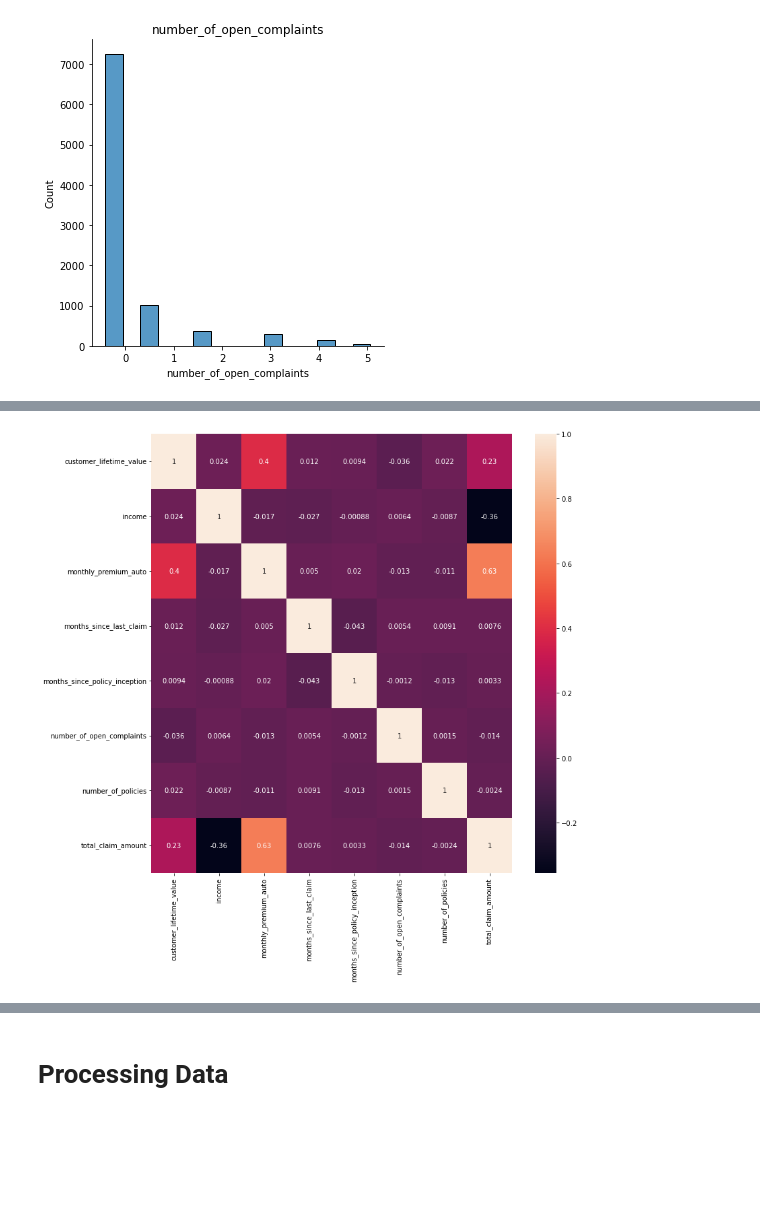
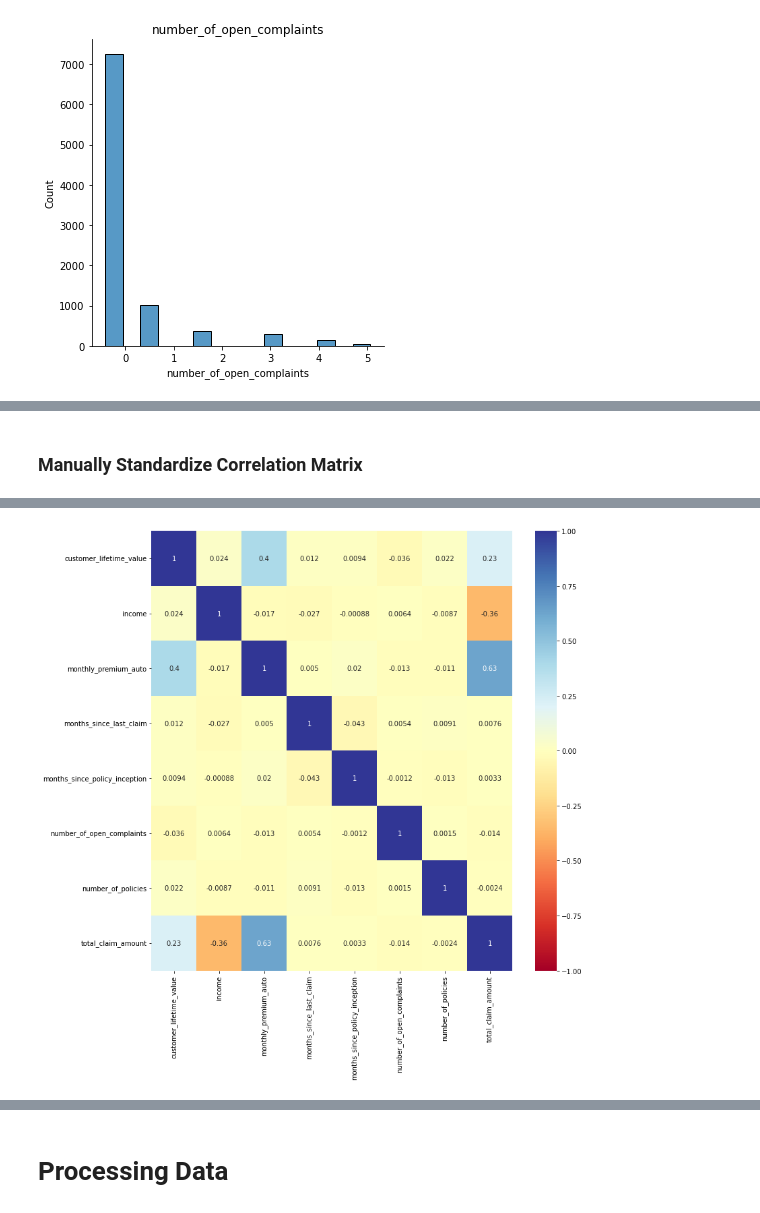
Before and after one commit to aldamepi/ironhack-w1Day4-1.7_lab, a Jupyter notebook: lab-CustomerAnalysis5_preProcI-amengual.ipynb, the cells around one changed output, grey strips where cells are left out. Drawn from its saved outputs; the diff is of its cells as text; code cells hidden in the pictures; blank space fills up the shorter version.

```diff
--- a/lab-CustomerAnalysis5_preProcI-amengual.ipynb
+++ b/lab-CustomerAnalysis5_preProcI-amengual.ipynb
@@ -1036,19 +1218,21 @@ plt.show()
+# %% [markdown]
+### Manually Standardize Correlation Matrix
 # %%
 # Standarization transformed
 
 corrNorm = numericNorm.corr()
 display(corrNorm)
 plt.subplots(figsize=(12,12))
-sns.heatmap(corrNorm, annot=True)
+sns.heatmap(corrNorm, annot=True, center=0, vmin=-1, vmax=1, cmap= 'RdYlBu') #'coolwarm') # 'PiYG')
 plt.show()
 # %% [output]
 |  | customer_lifetime_value | income | monthly_premium_auto | months_since_last_claim | months_since_policy_inception | ... |
 | customer_lifetime_value | 1.000000 | 0.024366 | 0.396262 | 0.011517 | 0.009418 | ... |
 | income | 0.024366 | 1.000000 | -0.016665 | -0.026715 | -0.000875 | ... |
 | monthly_premium_auto | 0.396262 | -0.016665 | 1.000000 | 0.005026 | 0.020257 | ... |
 | months_since_last_claim | 0.011517 | -0.026715 | 0.005026 | 1.000000 | -0.042959 | ... |
 | months_since_policy_inception | 0.009418 | -0.000875 | 0.020257 | -0.042959 | 1.000000 | ... |
 | number_of_open_complaints | -0.036343 | 0.006408 | -0.013122 | 0.005354 | -0.001158 | ... |
 | number_of_policies | 0.021955 | -0.008656 | -0.011233 | 0.009136 | -0.013333 | ... |
 | total_claim_amount | 0.226451 | -0.355254 | 0.632017 | 0.007563 | 0.003335 | ... |
-[figure, old version]
+[figure, new version]
```
Also changed, not shown: parts of 93 cells of this notebook.
